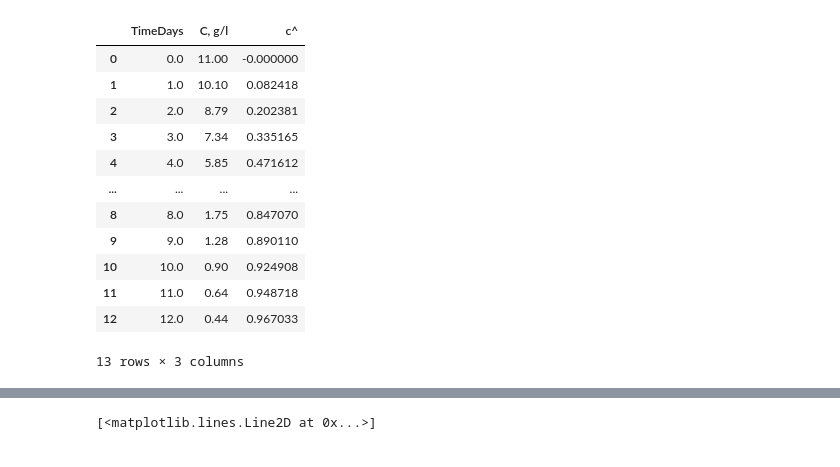
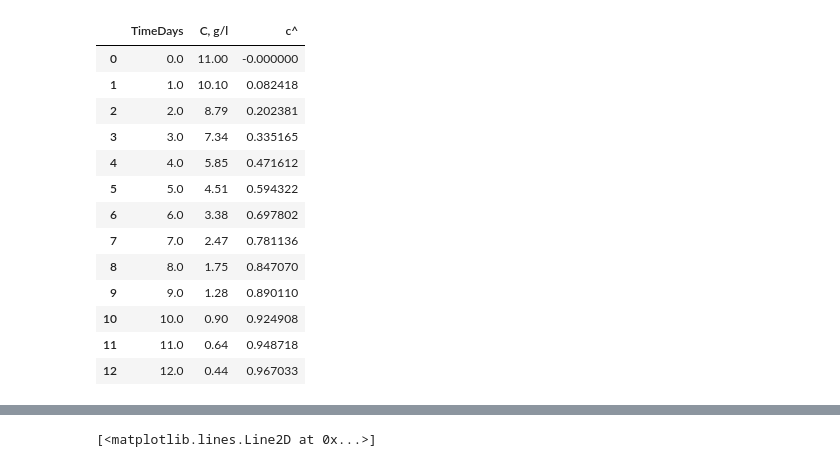
Before and after one commit to ekortunov/Jupiter, a Jupyter notebook: Zadacha_2.ipynb, the cells around one changed output, grey strips where cells are left out. Drawn from its saved outputs; the diff is of its cells as text; code cells hidden in the pictures.

```diff
--- a/Zadacha_2.ipynb
+++ b/Zadacha_2.ipynb
@@ -12,29 +33,55 @@ from scipy.special import erfc
 # %%
+# bound = 0.08# g/l
+# x = 1.2 #meters
+# num_data_
+
+points = 13 # number of data points including initial conditions
+# list1 = [11,10.10,8.79,7.34,5.85,4.51,3.38,2.47,1.75,1.28,0.90,0.64,0.44]
+# #data = np.array(list)
+# # Create DataFrame
+# df = pd.DataFrame({'TimeDays': np.linspace(0,num_data_points-1,num_data_points), 'C, g/l':list1})
+# for i in range(13,1000):
+# #    print(i)
+#     df.loc[i] = [i,0.08]
+# df['c^'] = (df['C, g/l']-df['C, g/l'].max())/(bound-df['C, g/l'].max())
+
+# # Print the output.
+# pd.set_option('display.max_rows', 20)
+# df[:12]
 bound = 0.08# g/l
 x = 1.2 #meters
 num_data_points = 13 # number of data points including initial conditions
 list1 = [11,10.10,8.79,7.34,5.85,4.51,3.38,2.47,1.75,1.28,0.90,0.64,0.44]
+#num_data_points = 12 # number of data points including initial conditions
+#list1 = [10.10,8.79,7.34,5.85,4.51,3.38,2.47,1.75,1.28,0.90,0.64,0.44]#, 0.23, 0.08]
 #data = np.array(list)
 # Create DataFrame
 df = pd.DataFrame({'TimeDays': np.linspace(0,num_data_points-1,num_data_points), 'C, g/l':list1})
-for i in range(13,1000):
+for i in range(18,1000):
 #    print(i)
     df.loc[i] = [i,0.08]
 df['c^'] = (df['C, g/l']-df['C, g/l'].max())/(bound-df['C, g/l'].max())
+pd.options.display.max_rows = 15
 
 # Print the output.
-df
+df[:13]
+#fig, ax= plt.subplots()
+#ax.plot(df['TimeDays'],df['c^'], 'o-')
+#ax.set_xlabel('Время, сутки')
+#ax.set_xlim(0,20)
+#ax.set_ylabel('Концентрация, [-]')
 # %% [output]
 |  | TimeDays | C, g/l | c^ |
 | 0 | 0.0 | 11.00 | -0.000000 |
 | 1 | 1.0 | 10.10 | 0.082418 |
 | 2 | 2.0 | 8.79 | 0.202381 |
 | 3 | 3.0 | 7.34 | 0.335165 |
 | 4 | 4.0 | 5.85 | 0.471612 |
-| ... | ... | ... | ... |
+| 5 | 5.0 | 4.51 | 0.594322 |
+| 6 | 6.0 | 3.38 | 0.697802 |
+| 7 | 7.0 | 2.47 | 0.781136 |
 | 8 | 8.0 | 1.75 | 0.847070 |
 | 9 | 9.0 | 1.28 | 0.890110 |
 | 10 | 10.0 | 0.90 | 0.924908 |
 | 11 | 11.0 | 0.64 | 0.948718 |
 | 12 | 12.0 | 0.44 | 0.967033 |
-13 rows × 3 columns
```
Also changed, not shown: parts of 24 cells of this notebook, 12 other files.
